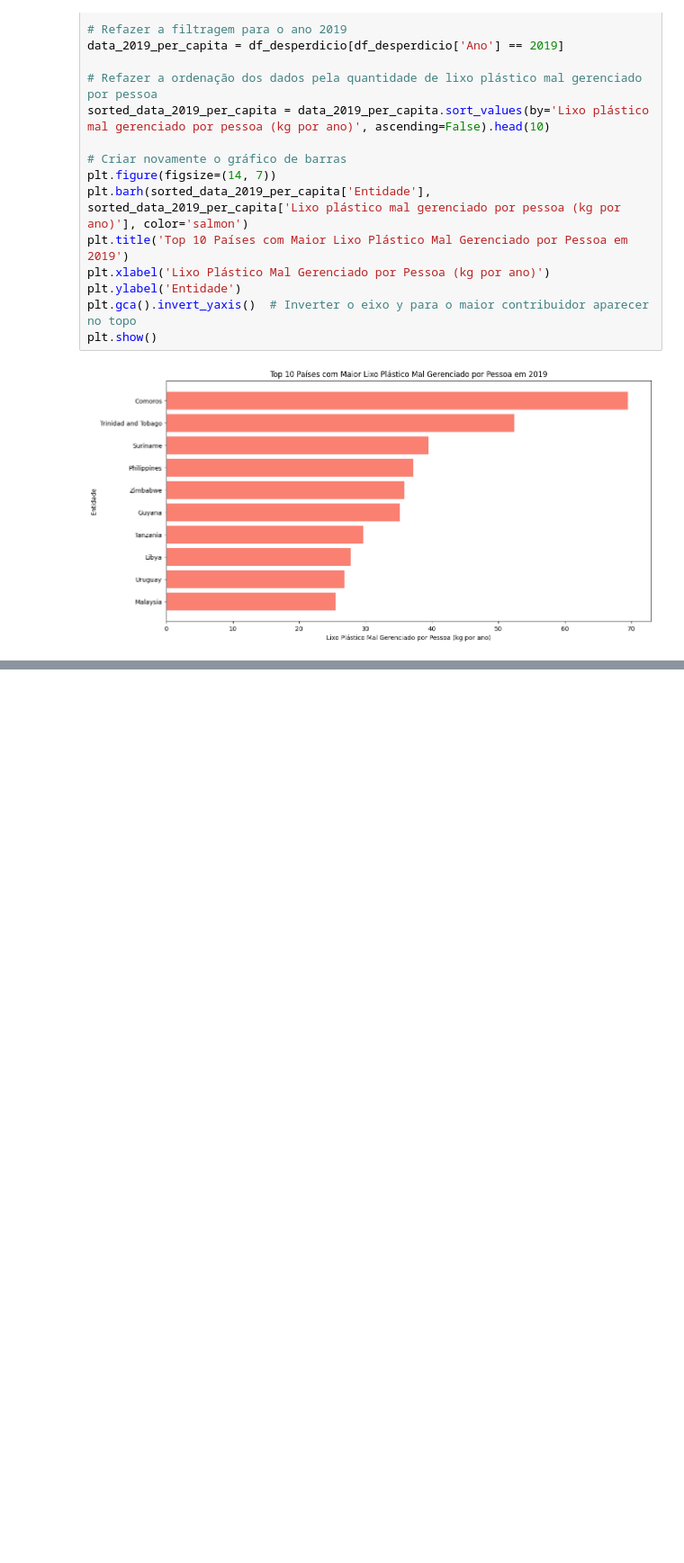
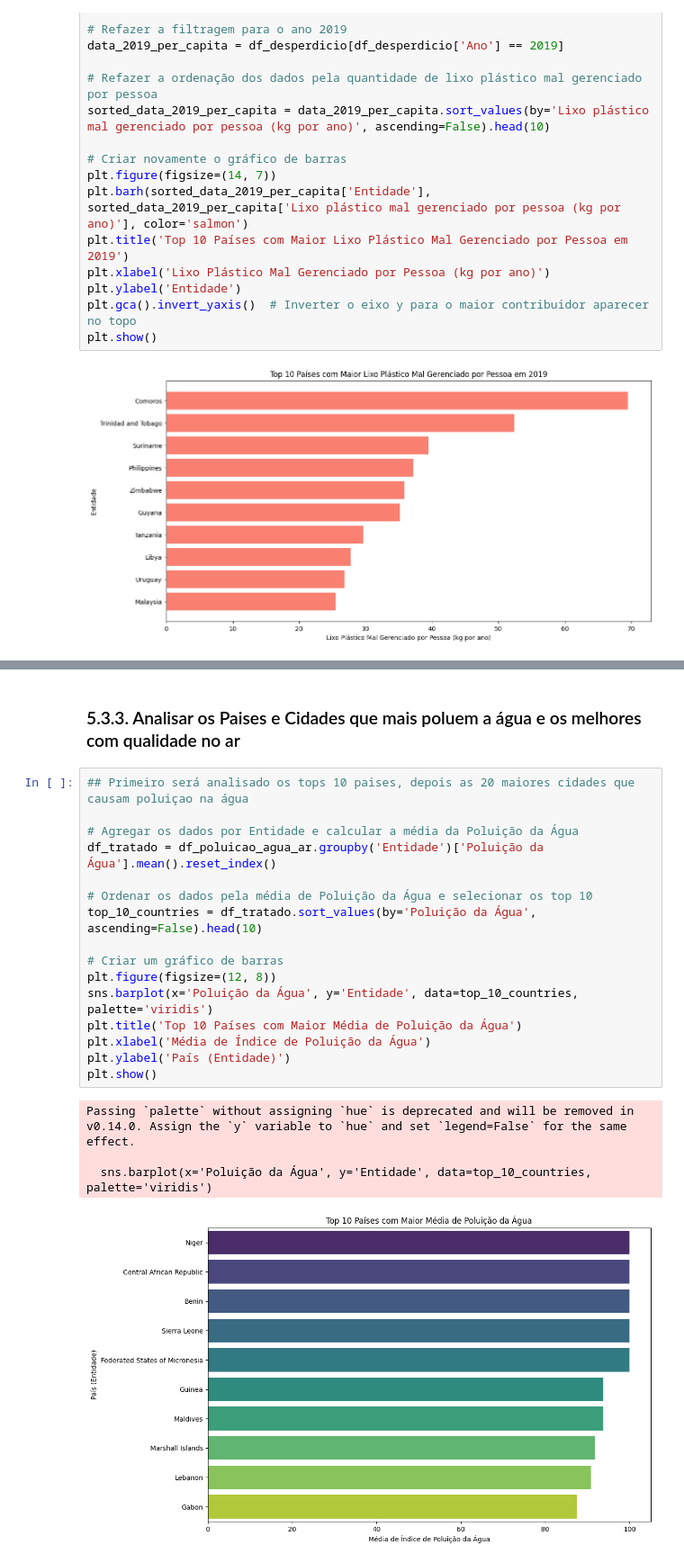
Before and after one commit to patinaomi/global-solutions, a Jupyter notebook: AI & Chatbot/producao_plastico.ipynb, the cells around one changed output, grey strips where cells are left out. Shown at 90% size. Saved outputs shown, nothing was run; the diff lists cells and outputs as text; blank space fills up the shorter version.

```diff
--- a/AI & Chatbot/producao_plastico.ipynb
+++ b/AI & Chatbot/producao_plastico.ipynb
@@ -427,0 +414,23 @@ Observamos que não há entidades comuns entre todos os conjuntos de dados, o qu
+# %% [markdown]
+### 5.3.3. Analisar os Paises e Cidades que mais poluem a água e os melhores com qualidade no ar
+# %%
+## Primeiro será analisado os tops 10 paises, depois as 20 maiores cidades que causam poluiçao na água
+
+# Agregar os dados por Entidade e calcular a média da Poluição da Água
+df_tratado = df_poluicao_agua_ar.groupby('Entidade')['Poluição da Água'].mean().reset_index()
+
+# Ordenar os dados pela média de Poluição da Água e selecionar os top 10
+top_10_countries = df_tratado.sort_values(by='Poluição da Água', ascending=False).head(10)
+
+# Criar um gráfico de barras
+plt.figure(figsize=(12, 8))
+sns.barplot(x='Poluição da Água', y='Entidade', data=top_10_countries, palette='viridis')
+plt.title('Top 10 Países com Maior Média de Poluição da Água')
+plt.xlabel('Média de Índice de Poluição da Água')
+plt.ylabel('País (Entidade)')
+plt.show()
+# %% [output]
+Passing `palette` without assigning `hue` is deprecated and will be removed in v0.14.0. Assign the `y` variable to `hue` and set `legend=False` for the same effect.
+
+  sns.barplot(x='Poluição da Água', y='Entidade', data=top_10_countries, palette='viridis')
+[figure, added]
```
Also changed, not shown: parts of 89 cells of this notebook, 8 other files.
